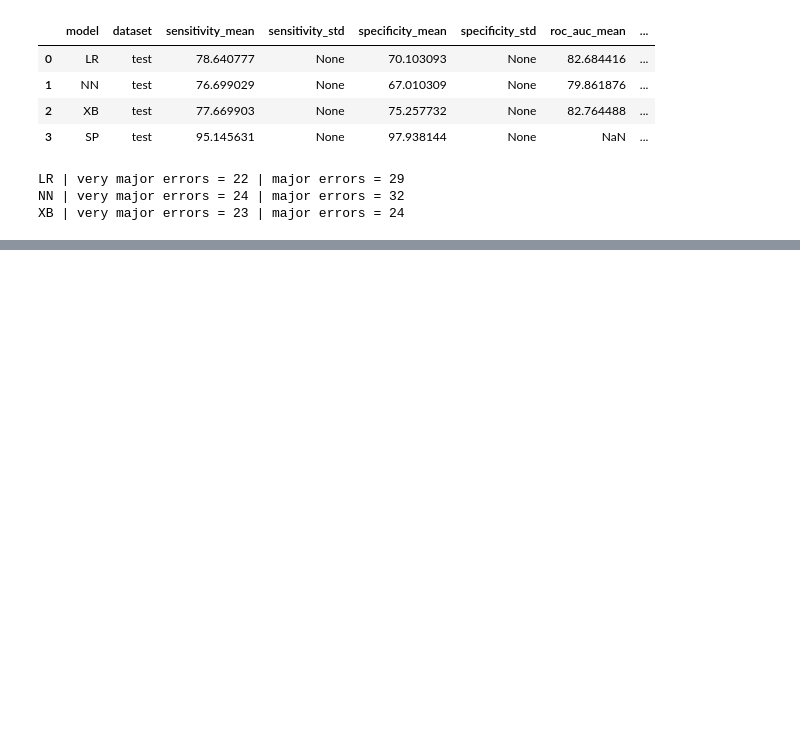
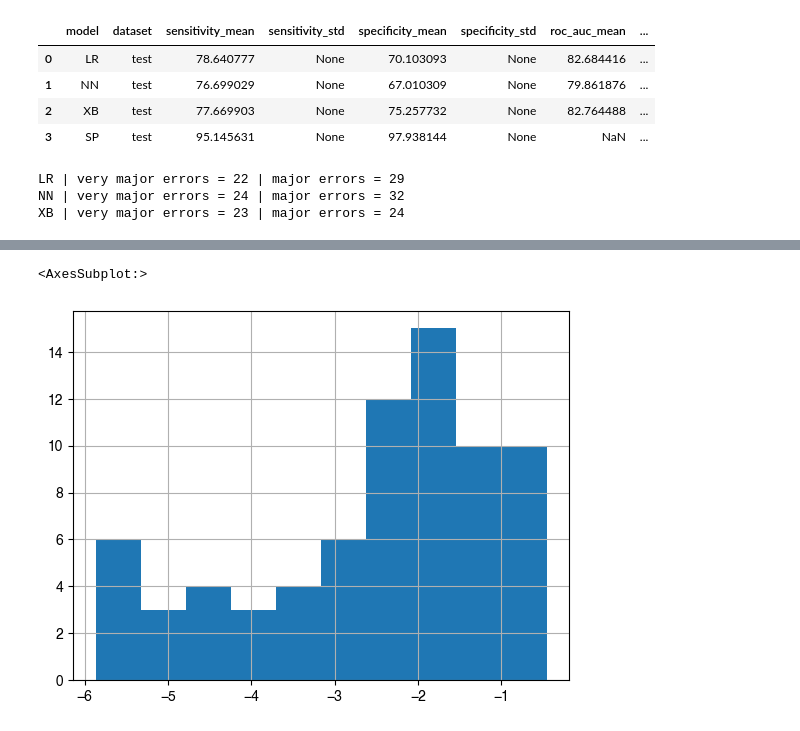
Before and after one commit to fowler-lab/predict-pyrazinamide-resistance, a Jupyter notebook: 10-create-figure-3.ipynb, the cells around one changed output, grey strips where cells are left out. Drawn from its saved outputs; the diff is of its cells as text; code cells hidden in the pictures; blank space fills up the shorter version.

```diff
--- a/10-create-figure-3.ipynb
+++ b/10-create-figure-3.ipynb
@@ -285,0 +354,5 @@ for i in ['vme','me']:
+# %%
+df[df.mutation.isin(correct_R)].deep_ddG.hist()
+# %% [output]
+<AxesSubplot:>
+[figure, added]
```
Also changed, not shown: parts of 11 cells of this notebook, 3 other files.
